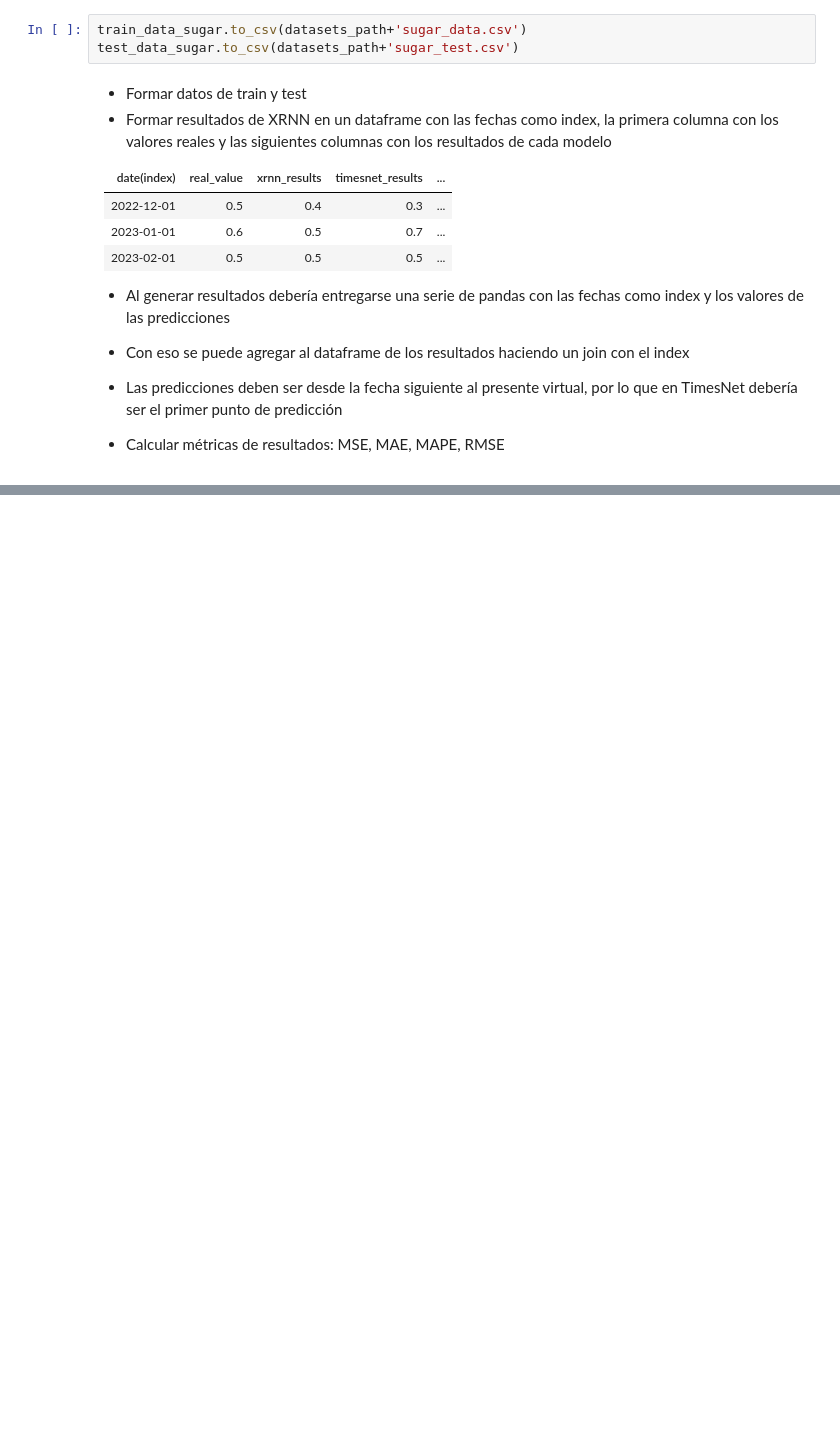
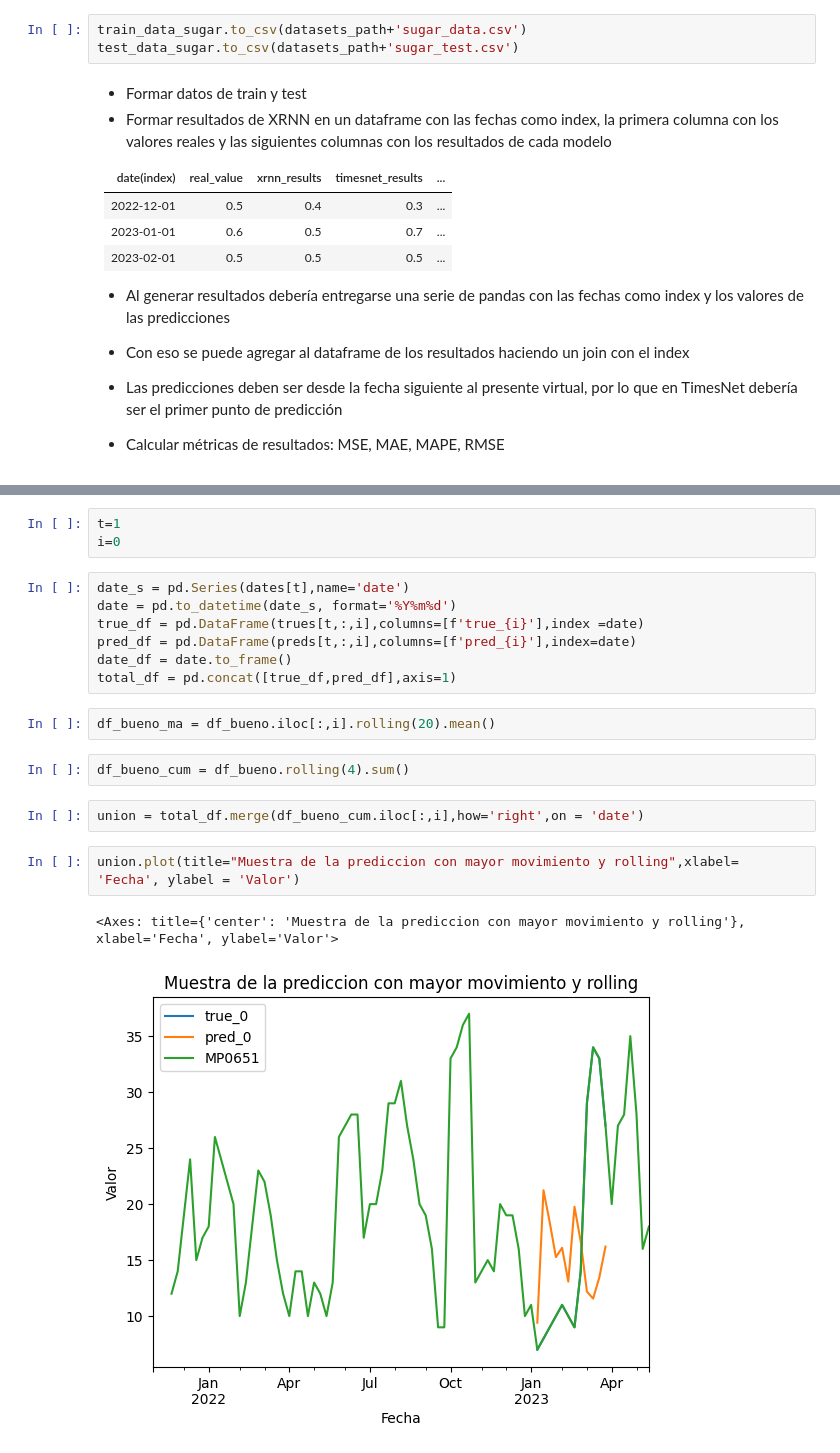
Before and after one commit to FranciscoSotoU/Time-Series-Library, a Jupyter notebook: debug.ipynb, the cells around one changed output, grey strips where cells are left out. Drawn from its saved outputs; the diff is of its cells as text; blank space fills up the shorter version.

```diff
--- a/debug.ipynb
+++ b/debug.ipynb
@@ -102,0 +141,21 @@ test_data_sugar.to_csv(datasets_path+'sugar_test.csv')
+# %%
+t=1
+i=0
+# %%
+date_s = pd.Series(dates[t],name='date')
+date = pd.to_datetime(date_s, format='%Y%m%d')
+true_df = pd.DataFrame(trues[t,:,i],columns=[f'true_{i}'],index =date)
+pred_df = pd.DataFrame(preds[t,:,i],columns=[f'pred_{i}'],index=date)
+date_df = date.to_frame()
+total_df = pd.concat([true_df,pred_df],axis=1)
+# %%
+df_bueno_ma = df_bueno.iloc[:,i].rolling(20).mean()
+# %%
+df_bueno_cum = df_bueno.rolling(4).sum()
+# %%
+union = total_df.merge(df_bueno_cum.iloc[:,i],how='right',on = 'date')
+# %%
+union.plot(title="Muestra de la prediccion con mayor movimiento y rolling",xlabel= 'Fecha', ylabel = 'Valor')
+# %% [output]
+<Axes: title={'center': 'Muestra de la prediccion con mayor movimiento y rolling'}, xlabel='Fecha', ylabel='Valor'>
+[figure, added]
```
Also changed, not shown: parts of 18 cells of this notebook, 9 other files.
